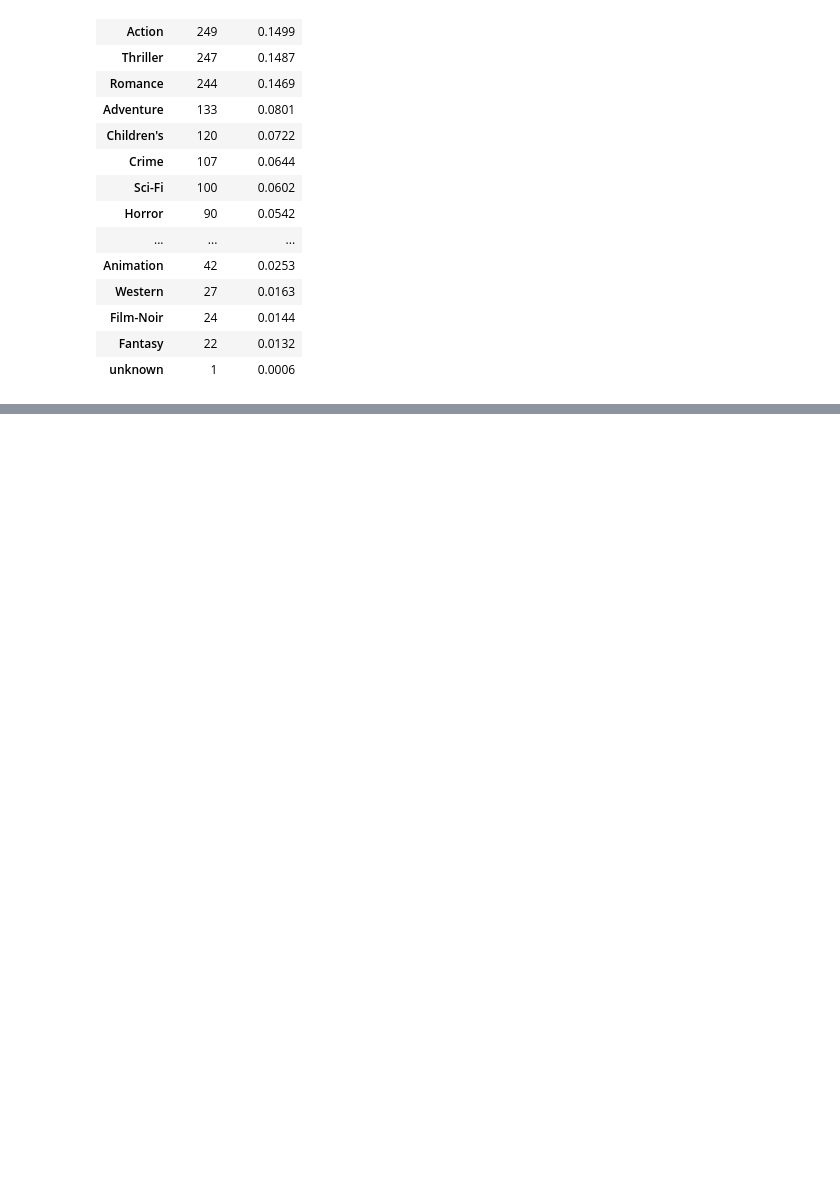
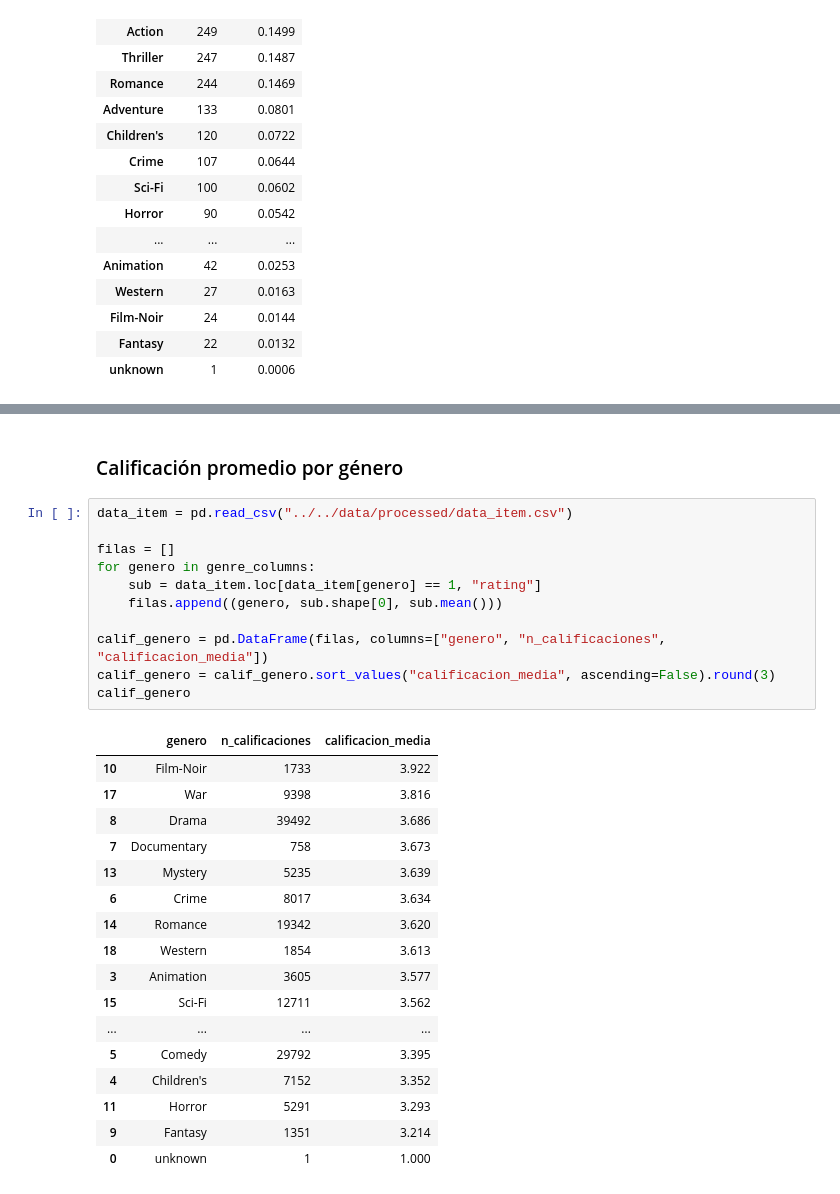
Before and after one commit to AndresCalderonRamirez/Data-Set-Movie-lens, a Jupyter notebook: notebooks/exploration/item.ipynb, the cells around one changed output, grey strips where cells are left out. Saved outputs shown, nothing was run; the diff lists cells and outputs as text; blank space fills up the shorter version.

```diff
--- a/notebooks/exploration/item.ipynb
+++ b/notebooks/exploration/item.ipynb
@@ -74,0 +134,31 @@ genre_summary
+# %% [markdown]
+### Calificación promedio por género
+# %%
+data_item = pd.read_csv("../../data/processed/data_item.csv")
+
+filas = []
+for genero in genre_columns:
+    sub = data_item.loc[data_item[genero] == 1, "rating"]
+    filas.append((genero, sub.shape[0], sub.mean()))
+
+calif_genero = pd.DataFrame(filas, columns=["genero", "n_calificaciones", "calificacion_media"])
+calif_genero = calif_genero.sort_values("calificacion_media", ascending=False).round(3)
+calif_genero
+# %% [output]
+|  | genero | n_calificaciones | calificacion_media |
+| 10 | Film-Noir | 1733 | 3.922 |
+| 17 | War | 9398 | 3.816 |
+| 8 | Drama | 39492 | 3.686 |
+| 7 | Documentary | 758 | 3.673 |
+| 13 | Mystery | 5235 | 3.639 |
+| 6 | Crime | 8017 | 3.634 |
+| 14 | Romance | 19342 | 3.620 |
+| 18 | Western | 1854 | 3.613 |
+| 3 | Animation | 3605 | 3.577 |
+| 15 | Sci-Fi | 12711 | 3.562 |
+| ... | ... | ... | ... |
+| 5 | Comedy | 29792 | 3.395 |
+| 4 | Children's | 7152 | 3.352 |
+| 11 | Horror | 5291 | 3.293 |
+| 9 | Fantasy | 1351 | 3.214 |
+| 0 | unknown | 1 | 1.000 |
```
Also changed, not shown: parts of 9 cells of this notebook, 1 other file.
